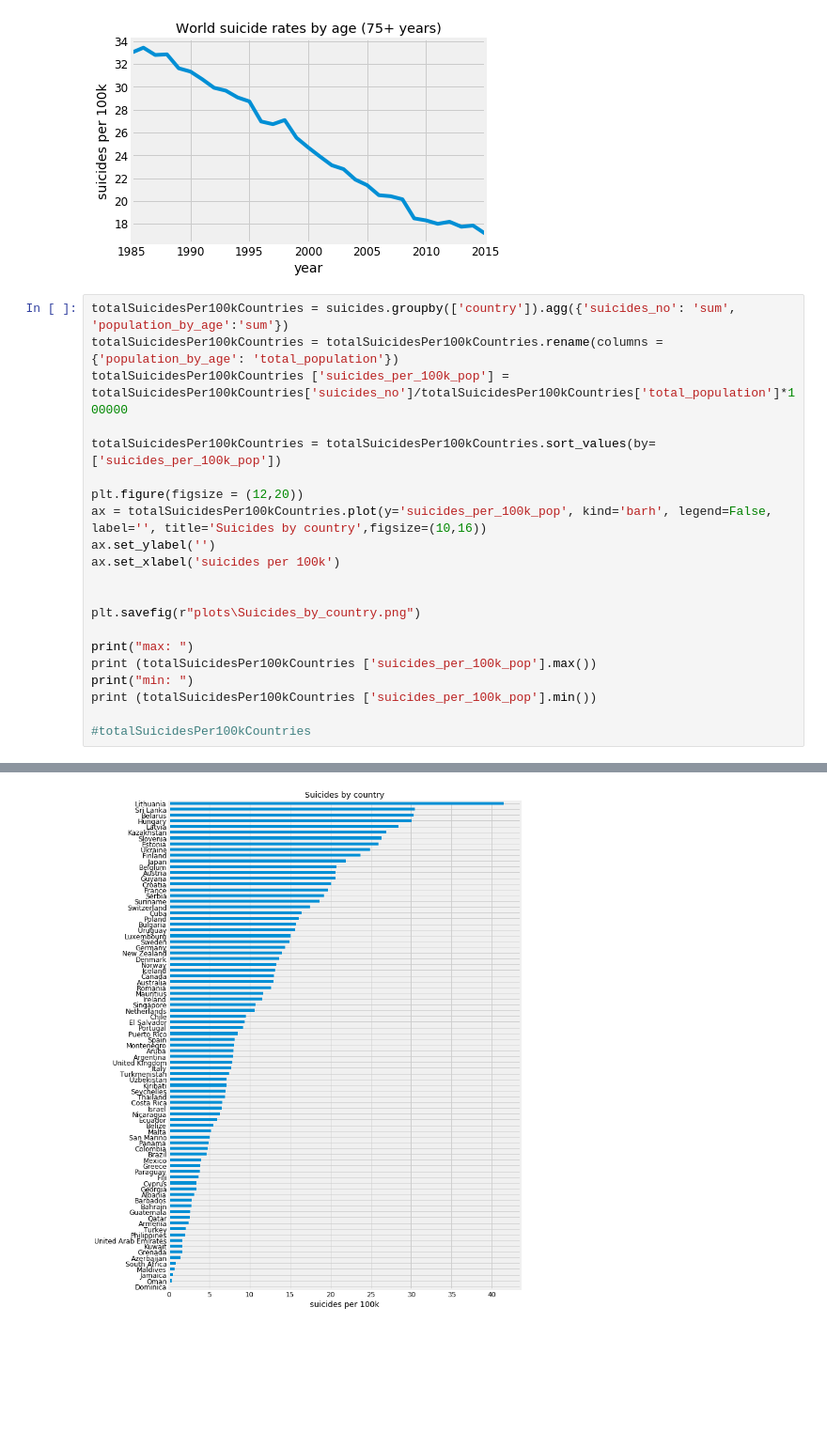
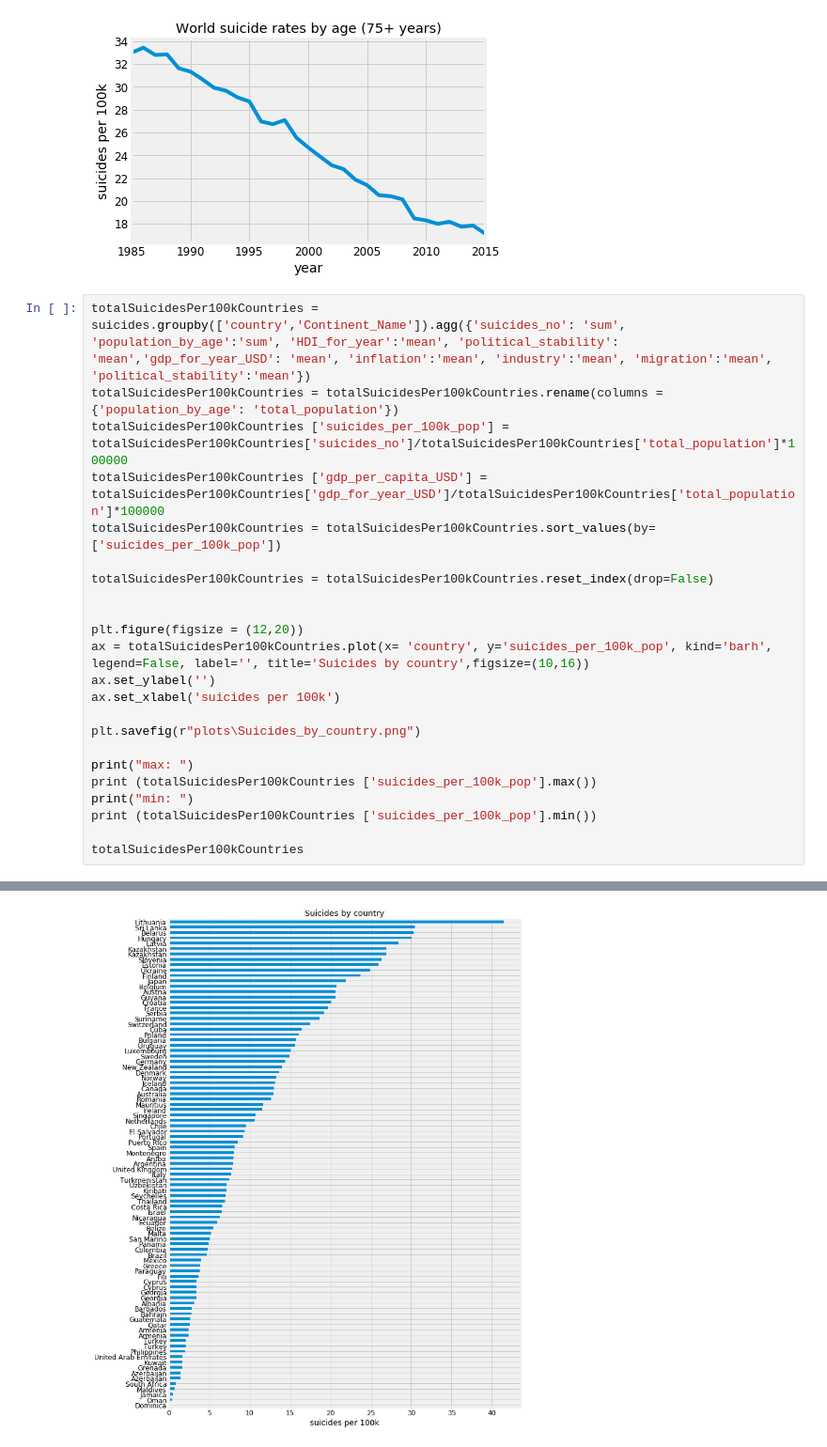
Before and after one commit to MiguelArieiro/WorldSuicideRatesAnalysis, a Jupyter notebook: sgd3.ipynb, the cells around one changed output, grey strips where cells are left out. Shown at 94% size. Saved outputs shown, nothing was run; the diff lists cells and outputs as text; blank space fills up the shorter version.

Commit message:
Added charts / fixed errors

```diff
--- a/sgd3.ipynb
+++ b/sgd3.ipynb
@@ -408,17 +408,19 @@ min:
 [figure]
 [figure]
 # %%
-totalSuicidesPer100kCountries = suicides.groupby(['country']).agg({'suicides_no': 'sum', 'population_by_age':'sum'})
+totalSuicidesPer100kCountries = suicides.groupby(['country','Continent_Name']).agg({'suicides_no': 'sum', 'population_by_age':'sum', 'HDI_for_year':'mean', 'political_stability': 'mean','gdp_for_year_USD': 'mean', 'inflation':'mean', 'industry':'mean', 'migration':'mean', 'political_stability':'mean'})
 totalSuicidesPer100kCountries = totalSuicidesPer100kCountries.rename(columns = {'population_by_age': 'total_population'})
 totalSuicidesPer100kCountries ['suicides_per_100k_pop'] = totalSuicidesPer100kCountries['suicides_no']/totalSuicidesPer100kCountries['total_population']*100000
-
+totalSuicidesPer100kCountries ['gdp_per_capita_USD'] = totalSuicidesPer100kCountries['gdp_for_year_USD']/totalSuicidesPer100kCountries['total_population']*100000
 totalSuicidesPer100kCountries = totalSuicidesPer100kCountries.sort_values(by=['suicides_per_100k_pop'])
 
+totalSuicidesPer100kCountries = totalSuicidesPer100kCountries.reset_index(drop=False)
+
+
 plt.figure(figsize = (12,20))
-ax = totalSuicidesPer100kCountries.plot(y='suicides_per_100k_pop', kind='barh', legend=False, label='', title='Suicides by country',figsize=(10,16))
+ax = totalSuicidesPer100kCountries.plot(x= 'country', y='suicides_per_100k_pop', kind='barh', legend=False, label='', title='Suicides by country',figsize=(10,16))
 ax.set_ylabel('')
 ax.set_xlabel('suicides per 100k')
-
 
 plt.savefig(r"plots\Suicides_by_country.png")
 
@@ -427,7 +429,7 @@ print (totalSuicidesPer100kCountries ['suicides_per_100k_pop'].max())
 print("min: ")
 print (totalSuicidesPer100kCountries ['suicides_per_100k_pop'].min())
 
-#totalSuicidesPer100kCountries
+totalSuicidesPer100kCountries
 # %% [output]
 max:
 41.46410063852308
@@ -437,4 +457,4 @@ min:
-[figure, old version]
+[figure, new version]
 # %%
 
 for value in continentValues:
```
Also changed, not shown: parts of 13 cells of this notebook, 19 other files.
